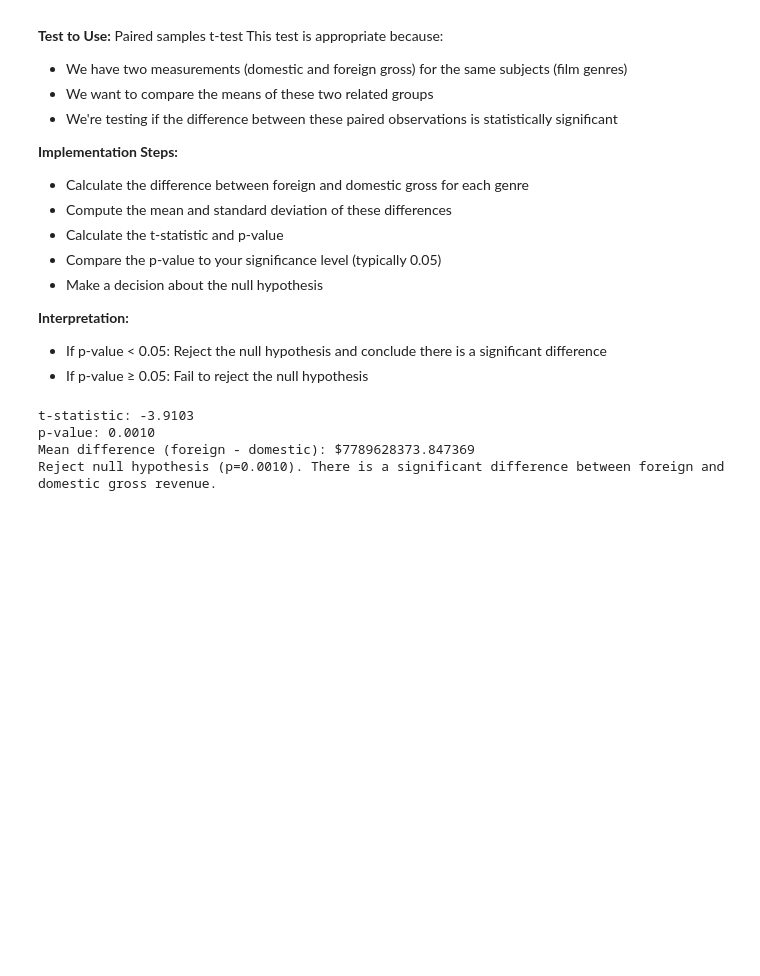
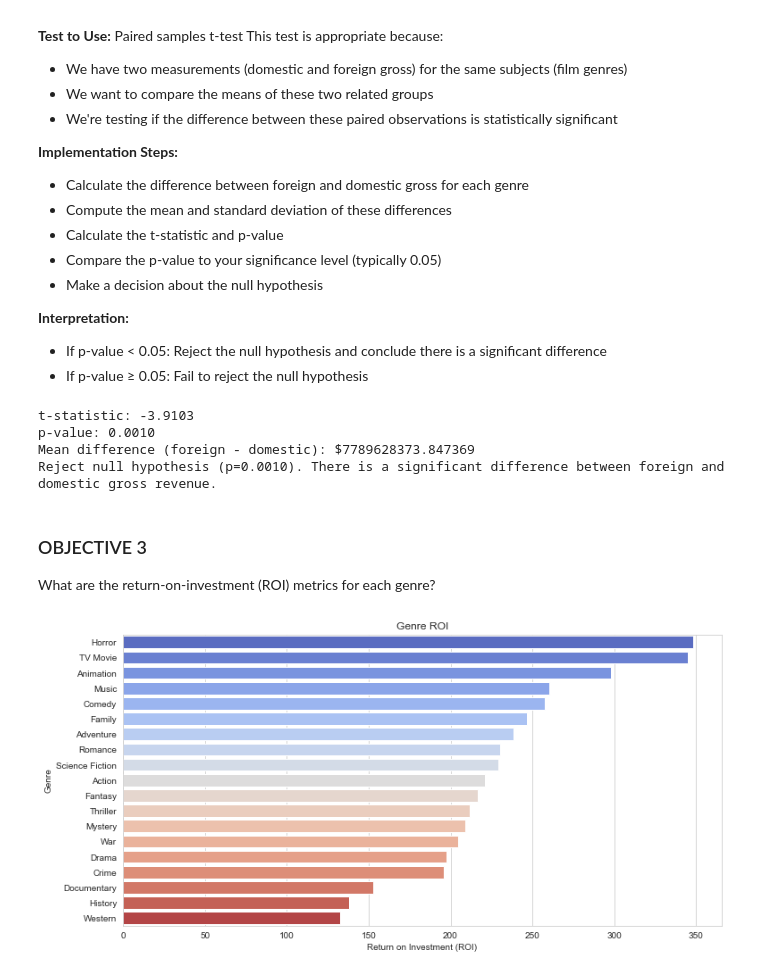
Before and after one commit to CollinsNyatundo/Film-Analysis, a Jupyter notebook: index.ipynb, the cells around one changed output. Drawn from its saved outputs; the diff is of its cells as text; code cells hidden in the pictures; blank space fills up the shorter version.

Commit message:
done analysis of Return investment(ROI) metrics for each genre as stated in objective 3

```diff
--- a/index.ipynb
+++ b/index.ipynb
@@ -507,3 +507,28 @@ t-statistic: -3.9103
 p-value: 0.0010
 Mean difference (foreign - domestic): $7789628373.847369
 Reject null hypothesis (p=0.0010). There is a significant difference between foreign and domestic gross revenue.
+# %% [markdown]
+### OBJECTIVE 3
+What are the return-on-investment (ROI) metrics for each genre?
+# %%
+# Calculate total worldwide gross and production budget per genre
+genre_roi = merged_df.explode('decoded_genres').groupby('decoded_genres').agg(
+    total_worldwide_gross=('worldwide_gross', 'sum'),
+    total_production_budget=('production_budget', 'sum')
+)
+
+# Calculate ROI per genre
+genre_roi['ROI'] = ((genre_roi['total_worldwide_gross'] - genre_roi['total_production_budget']) / genre_roi['total_production_budget'])*100
+
+# Sort genres by ROI in descending order
+top_roi_genres = genre_roi.sort_values(by='ROI', ascending=False)
+
+# Create a bar plot
+plt.figure(figsize=(12, 6))
+sns.barplot(x='ROI', y=top_roi_genres.index, data=top_roi_genres, palette='coolwarm')
+plt.title('Genre ROI')
+plt.xlabel('Return on Investment (ROI)')
+plt.ylabel('Genre')
+plt.show()
+# %% [output]
+[figure, added]
```
Also changed, not shown: parts of 2 cells of this notebook, 1 other file.
